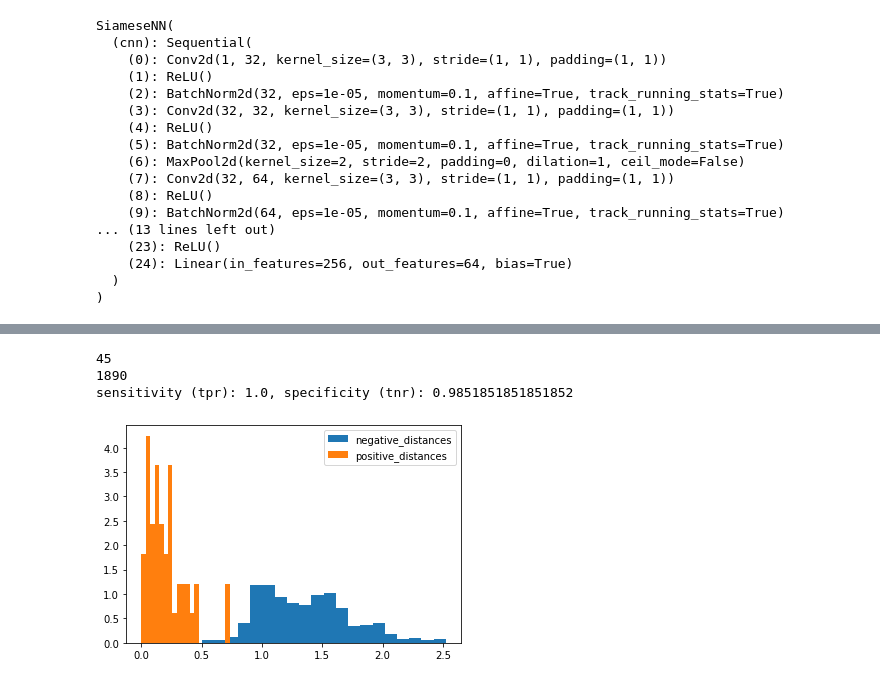
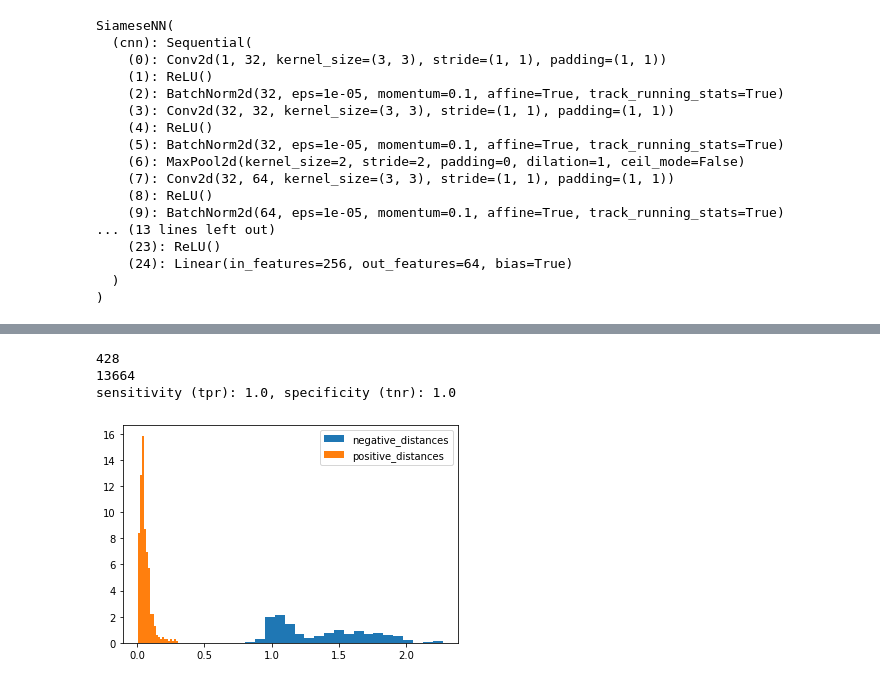
Before and after one commit to SkylarTrigueiro/facialRecognition, a Jupyter notebook: packages/results/results.ipynb, the cells around one changed output, grey strips where cells are left out. Saved outputs shown, nothing was run; the diff lists cells and outputs as text; code cells hidden in the pictures.

```diff
--- a/packages/results/results.ipynb
+++ b/packages/results/results.ipynb
@@ -19,7 +20,7 @@ train_positives, train_negatives, test_positives, test_negatives = prepare_datal
 # %%
 model = SiameseNN(config.FEATURE_DIM)
 # %%
-model.load_state_dict( state_dict = torch.load(config.TRAINED_MODEL_DIR / config.MODEL_NAME) )
+model.load_state_dict( state_dict = torch.load(config.TRAINED_MODEL_DIR / 'bestModel.pt') )
 # %% [output]
 <All keys matched successfully>
 # %%
@@ -201,7 +49,7 @@ sensitivity (tpr): 1.0, specificity (tnr): 0.9716042154566745
-# %%
-get_test_accuracy(0.7402)
-# %% [output]
-45
-1890
-sensitivity (tpr): 1.0, specificity (tnr): 0.9851851851851852
-[figure, removed]
+# %%
+get_train_accuracy(model, train_images, train_positives, train_negatives, threshold=0.70)
+# %% [output]
+428
+13664
+sensitivity (tpr): 1.0, specificity (tnr): 1.0
+[figure, added]
```
Also changed, not shown: parts of 10 cells of this notebook, 20 other files.
